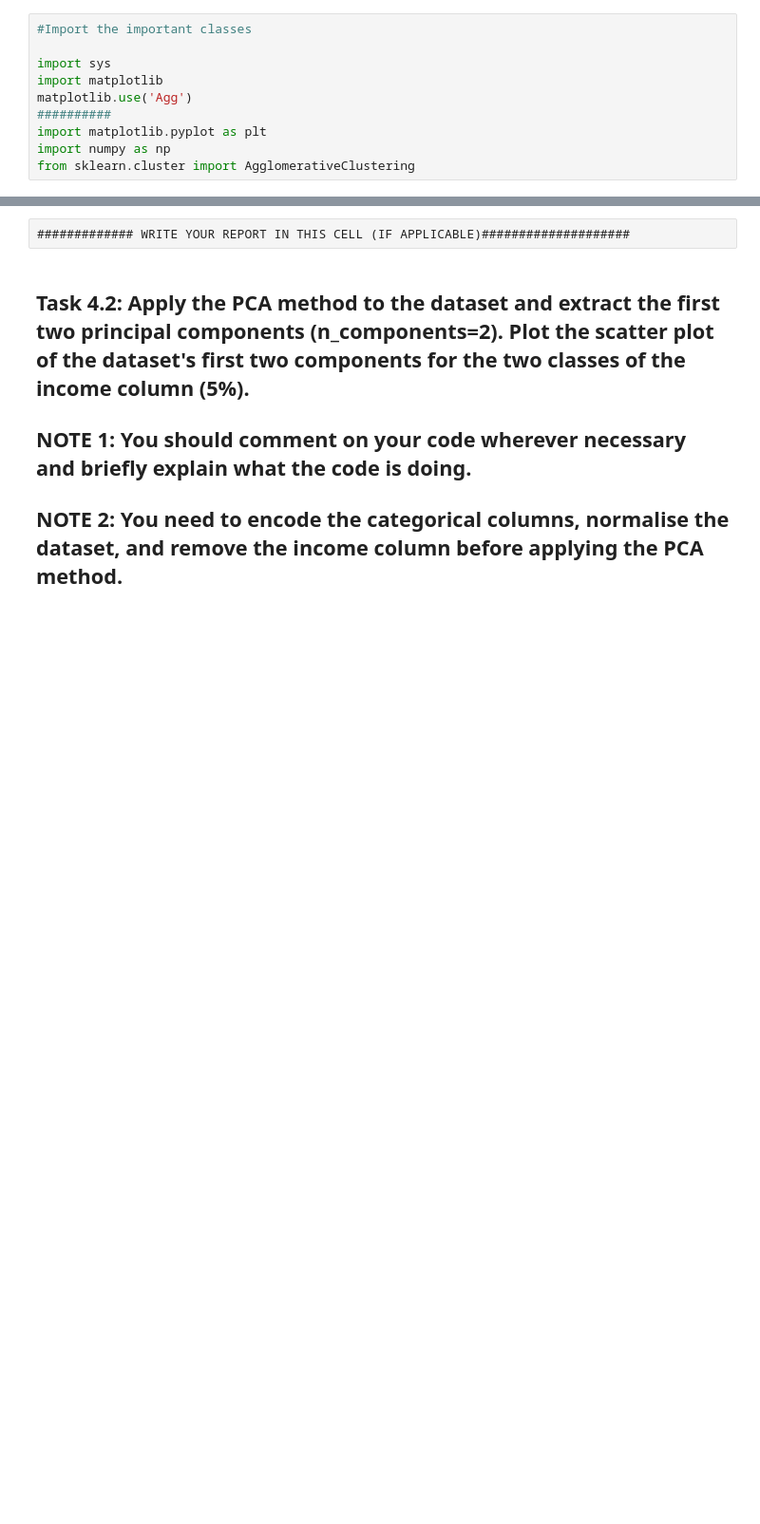
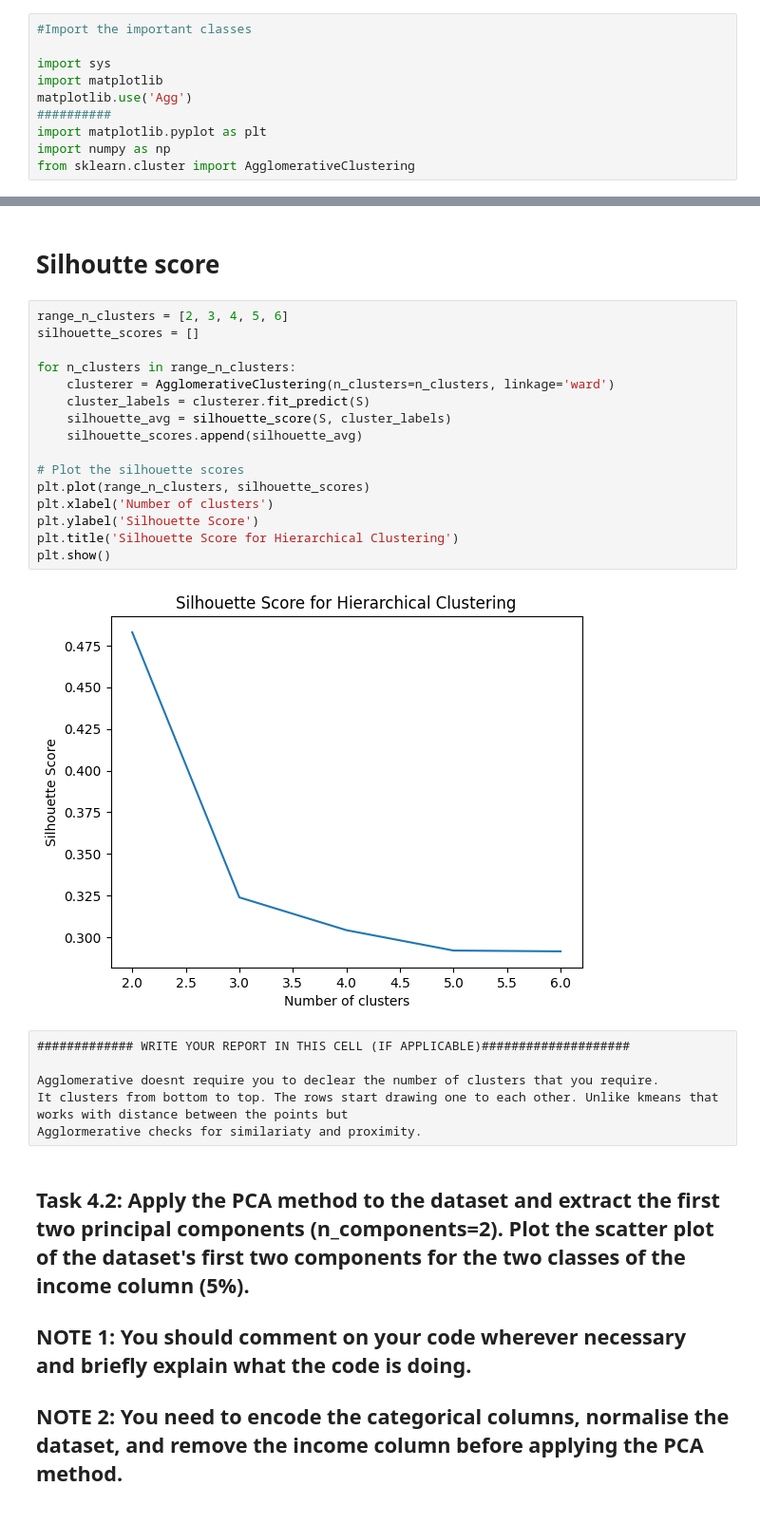
Before and after one commit to Uchebuzz/Machine-Learning-Models, a Jupyter notebook: Workshop #4.ipynb, the cells around one changed output, grey strips where cells are left out. Shown at 95% size. Cells and saved outputs as stored; diff of their text form; blank space fills up the shorter version.

```diff
--- a/Workshop #4.ipynb
+++ b/Workshop #4.ipynb
@@ -215,5 +267,29 @@ Cluster Labels:
+# %% [markdown]
+# Silhoutte score
+# %%
+range_n_clusters = [2, 3, 4, 5, 6]
+silhouette_scores = []
+
+for n_clusters in range_n_clusters:
+    clusterer = AgglomerativeClustering(n_clusters=n_clusters, linkage='ward')
+    cluster_labels = clusterer.fit_predict(S)
+    silhouette_avg = silhouette_score(S, cluster_labels)
+    silhouette_scores.append(silhouette_avg)
+
+# Plot the silhouette scores
+plt.plot(range_n_clusters, silhouette_scores)
+plt.xlabel('Number of clusters')
+plt.ylabel('Silhouette Score')
+plt.title('Silhouette Score for Hierarchical Clustering')
+plt.show()
+# %% [output]
+[figure, added]
 # %% [raw]
 ############# WRITE YOUR REPORT IN THIS CELL (IF APPLICABLE)####################
+
+Agglomerative doesnt require you to declear the number of clusters that you require.
+It clusters from bottom to top. The rows start drawing one to each other. Unlike kmeans that works with distance between the points but
+Agglormerative checks for similariaty and proximity.
 # %% [markdown]
 ## Task 4.2: Apply the PCA method to the dataset and extract the first two principal components (n_components=2). Plot the scatter plot of the dataset's first two components for the two classes of the income column (5%).
 
```
Also changed, not shown: parts of 22 cells of this notebook, 1 other file.
